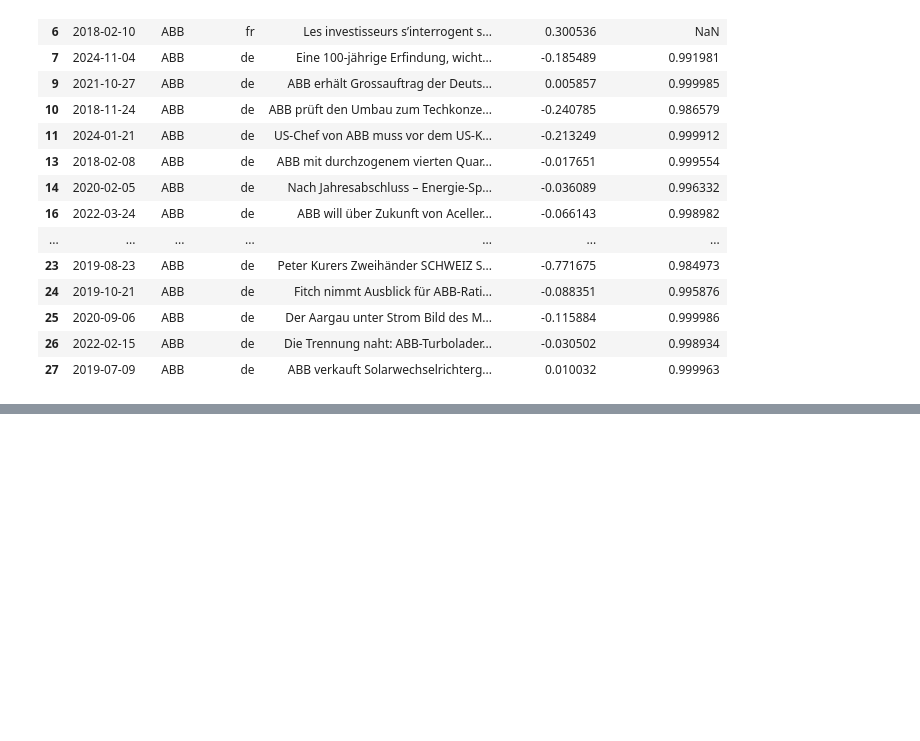
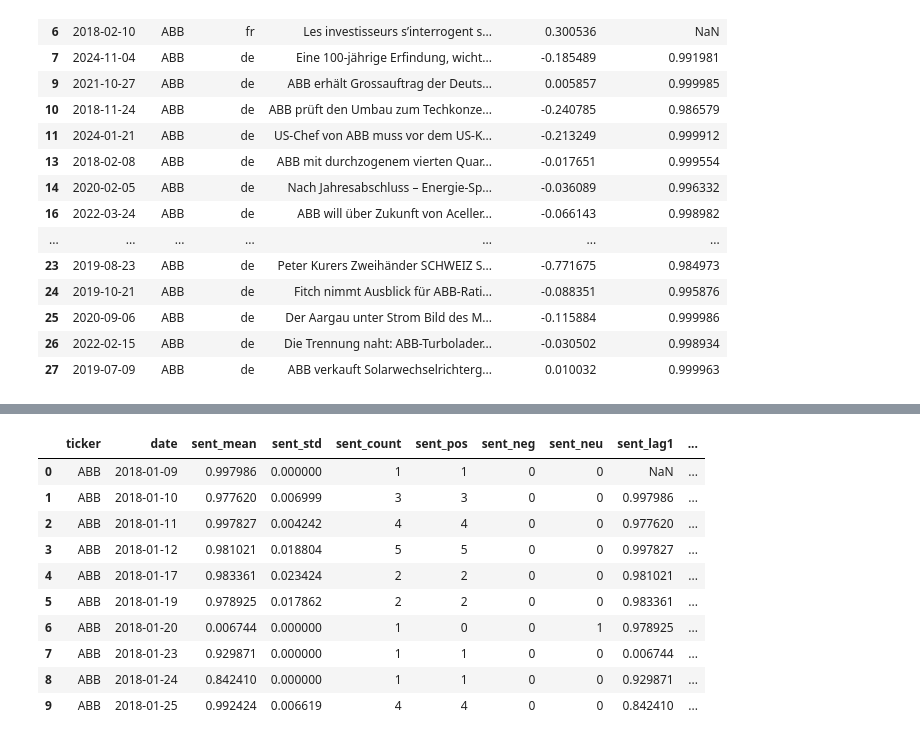
Before and after one commit to mkcakmak/multimodel-financial-time-series-with-sentiment, a Jupyter notebook: noteebooks/06_sentiment_categorized_news.ipynb, the cells around one changed output, grey strips where cells are left out. Saved outputs shown, nothing was run; the diff lists cells and outputs as text; code cells hidden in the pictures; blank space fills up the shorter version.

```diff
--- a/noteebooks/06_sentiment_categorized_news.ipynb
+++ b/noteebooks/06_sentiment_categorized_news.ipynb
@@ -343,0 +263,2 @@ plt.show()
+# %%
+path = Path("/content/drive/MyDrive/Colab Notebooks/scored_categorized_news_data.csv")
@@ -343,0 +403,24 @@ plt.show()
+# %%
+def pick_daily_category(row):
+    if row["sent_pos"] > row["sent_neg"]:
+        return "positive"
+    elif row["sent_neg"] > row["sent_pos"]:
+        return "negative"
+    else:
+        return "neutral"
+
+daily_sent["sent_daily_cat"] = daily_sent.apply(pick_daily_category, axis=1)
+
+daily_sent.head(10)
+# %% [output]
+|  | ticker | date | sent_mean | sent_std | sent_count | sent_pos | sent_neg | sent_neu | sent_lag1 | ... |
+| 0 | ABB | 2018-01-09 | 0.997986 | 0.000000 | 1 | 1 | 0 | 0 | NaN | ... |
+| 1 | ABB | 2018-01-10 | 0.977620 | 0.006999 | 3 | 3 | 0 | 0 | 0.997986 | ... |
+| 2 | ABB | 2018-01-11 | 0.997827 | 0.004242 | 4 | 4 | 0 | 0 | 0.977620 | ... |
+| 3 | ABB | 2018-01-12 | 0.981021 | 0.018804 | 5 | 5 | 0 | 0 | 0.997827 | ... |
+| 4 | ABB | 2018-01-17 | 0.983361 | 0.023424 | 2 | 2 | 0 | 0 | 0.981021 | ... |
+| 5 | ABB | 2018-01-19 | 0.978925 | 0.017862 | 2 | 2 | 0 | 0 | 0.983361 | ... |
+| 6 | ABB | 2018-01-20 | 0.006744 | 0.000000 | 1 | 0 | 0 | 1 | 0.978925 | ... |
+| 7 | ABB | 2018-01-23 | 0.929871 | 0.000000 | 1 | 1 | 0 | 0 | 0.006744 | ... |
+| 8 | ABB | 2018-01-24 | 0.842410 | 0.000000 | 1 | 1 | 0 | 0 | 0.929871 | ... |
+| 9 | ABB | 2018-01-25 | 0.992424 | 0.006619 | 4 | 4 | 0 | 0 | 0.842410 | ... |
```
Also changed, not shown: parts of 22 cells of this notebook.
